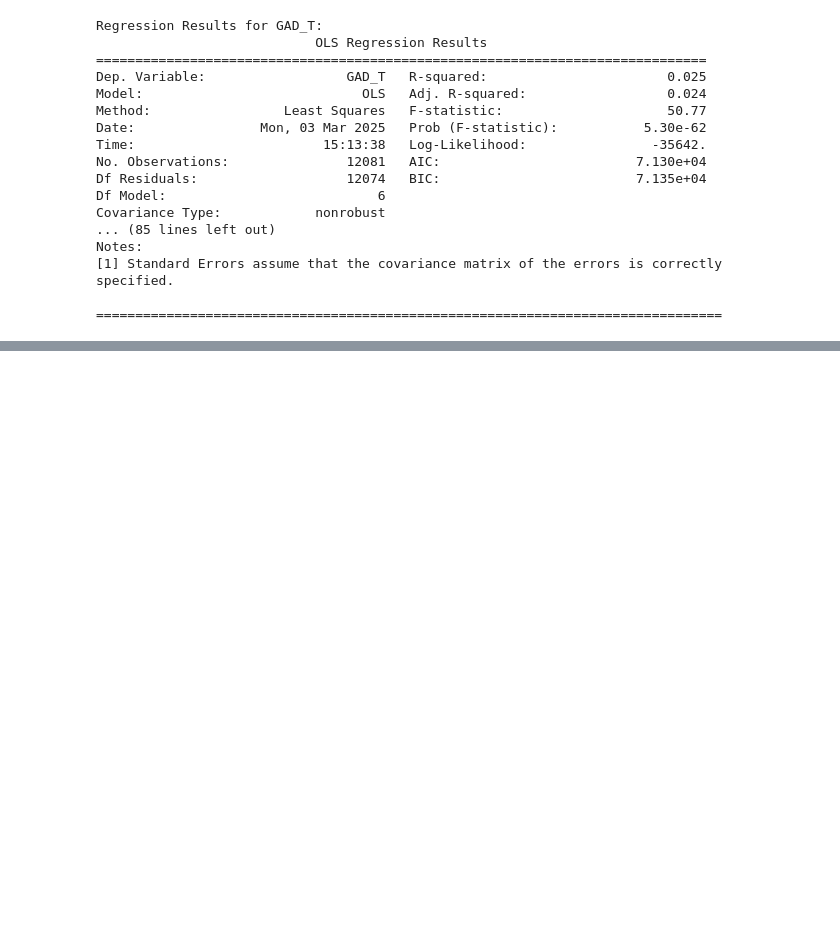
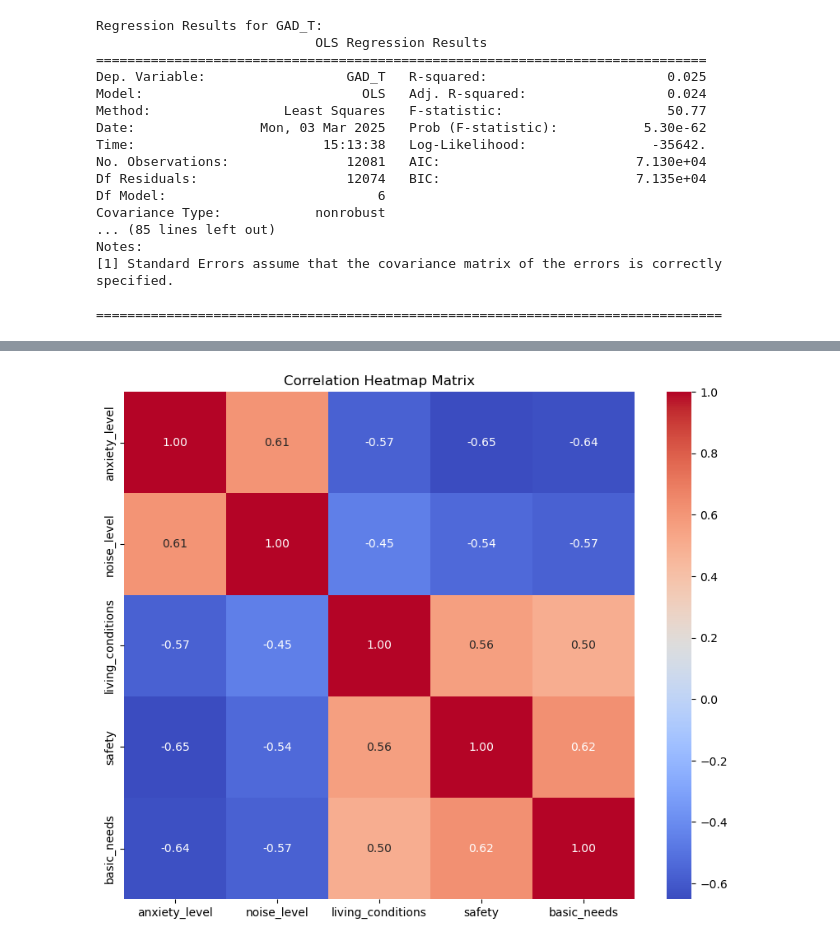
Before and after one commit to anushka318/ECE143_project, a Jupyter notebook: Analysis_notebook/analysis.ipynb, the cells around one changed output, grey strips where cells are left out. Saved outputs shown, nothing was run; the diff lists cells and outputs as text; code cells hidden in the pictures; blank space fills up the shorter version.

```diff
--- a/Analysis_notebook/analysis.ipynb
+++ b/Analysis_notebook/analysis.ipynb
@@ -408,0 +481,11 @@ Notes:
+# %%
+#Correlation between anxiety and noiselevel, living conditions, safety and basic needs
+corr_matrix = secondary_data[['anxiety_level', 'noise_level', 'living_conditions', 'safety', 'basic_needs']].corr()
+
+# Create a heatmap
+plt.figure(figsize=(10, 8))
+sns.heatmap(corr_matrix, annot=True, cmap='coolwarm', fmt='.2f')
+plt.title('Correlation Heatmap Matrix')
+plt.show()
+# %% [output]
+[figure, added]
```
Also changed, not shown: parts of 7 cells of this notebook, 2 other files.
